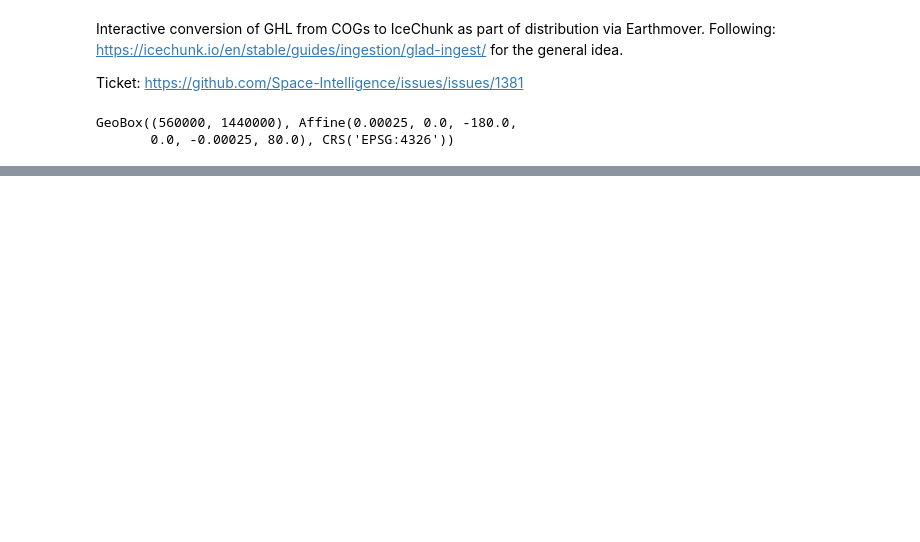
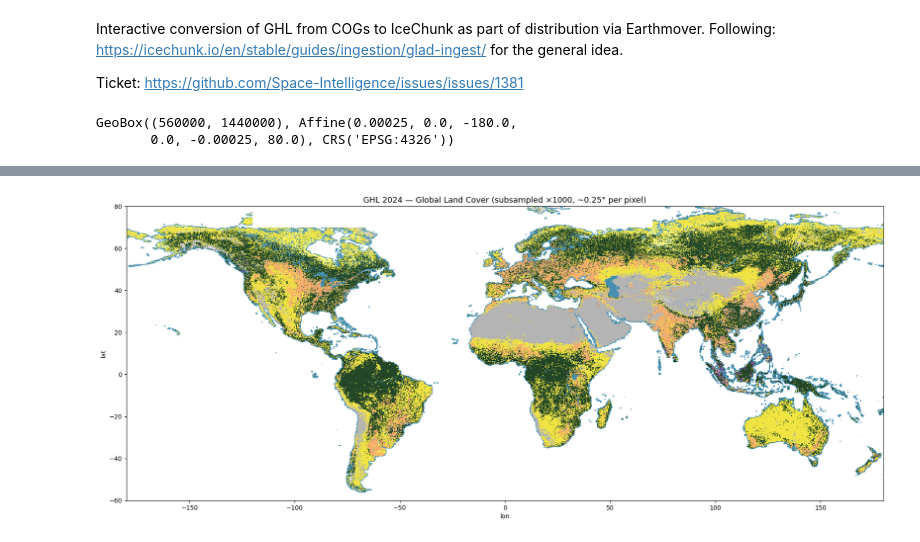
Before and after one commit to Space-Intelligence/si-integrations, a Jupyter notebook: integrations/earthmover/ghl/build_icechunk.ipynb, the cells around one changed output, grey strips where cells are left out. Drawn from its saved outputs; the diff is of its cells as text; code cells hidden in the pictures; blank space fills up the shorter version.

```diff
--- a/integrations/earthmover/ghl/build_icechunk.ipynb
+++ b/integrations/earthmover/ghl/build_icechunk.ipynb
@@ -653,0 +983,48 @@ Region shape: FrozenMappingWarningOnValuesAccess({'y': 48000, 'x': 88000})
+# %%
+# ---- Global overview: very coarse land cover from IceChunk ----
+# Subsample every 1000px → ~0.25° spacing (~28 km); pulls the full global grid
+# in a fraction of the time. Good for a quick sanity-check that all tiles are written.
+GLOBAL_SUBSAMPLE = 1000
+
+bearer_token = credential.get_token("https://storage.azure.com/.default").token
+storage = ic.azure_storage(
+    account=ICECHUNK_ACCOUNT, container=ICECHUNK_CONTAINER,
+    prefix=ICECHUNK_PREFIX, bearer_token=bearer_token,
+)
+repo = ic.Repository.open(storage)
+ds_global = xr.open_dataset(
+    repo.readonly_session("main").store,
+    engine="zarr",
+    consolidated=False,
+    chunks={},
+)
+
+global_lc_raw = (
+    ds_global["land_cover"]
+    .sel(year=YEAR)
+    .isel(x=slice(None, None, GLOBAL_SUBSAMPLE), y=slice(None, None, GLOBAL_SUBSAMPLE))
+    .compute(scheduler=client)
+)
+
+global_lc = global_lc_raw.values.astype(float)
+global_lc[global_lc == 255] = np.nan  # mask nodata
+
+fig, ax = plt.subplots(figsize=(18, 8))
+ax.imshow(
+    global_lc,
+    origin="upper",
+    extent=[-180, 180, -60, 80],
+    cmap=lc_cmap,
+    norm=lc_norm,
+    interpolation="none",
+)
+ax.set_xlabel("lon")
+ax.set_ylabel("lat")
+ax.set_title(
+    f"GHL {YEAR} — Global Land Cover (subsampled ×{GLOBAL_SUBSAMPLE}, ~{GLOBAL_SUBSAMPLE * 0.00025:.2f}° per pixel)",
+    fontsize=13,
+)
+plt.tight_layout()
+plt.show()
+# %% [output]
+[figure, added]
```
Also changed, not shown: parts of 11 cells of this notebook.
